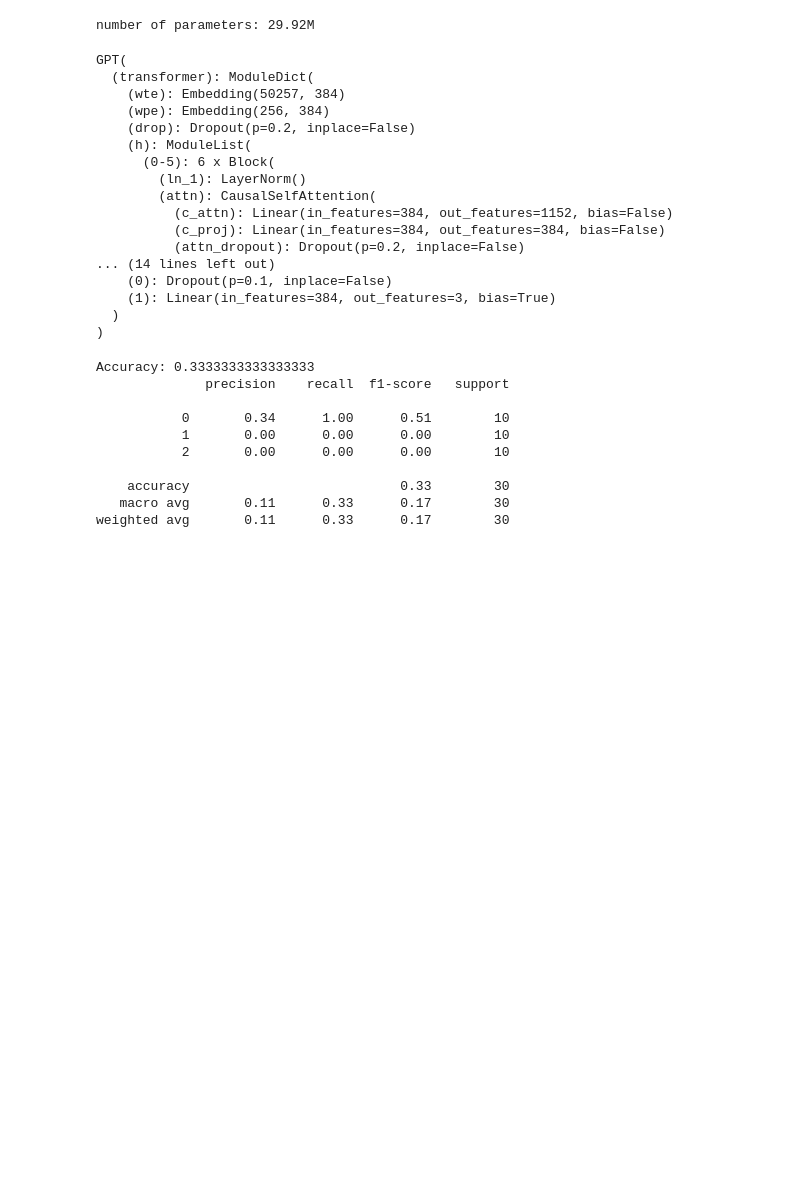
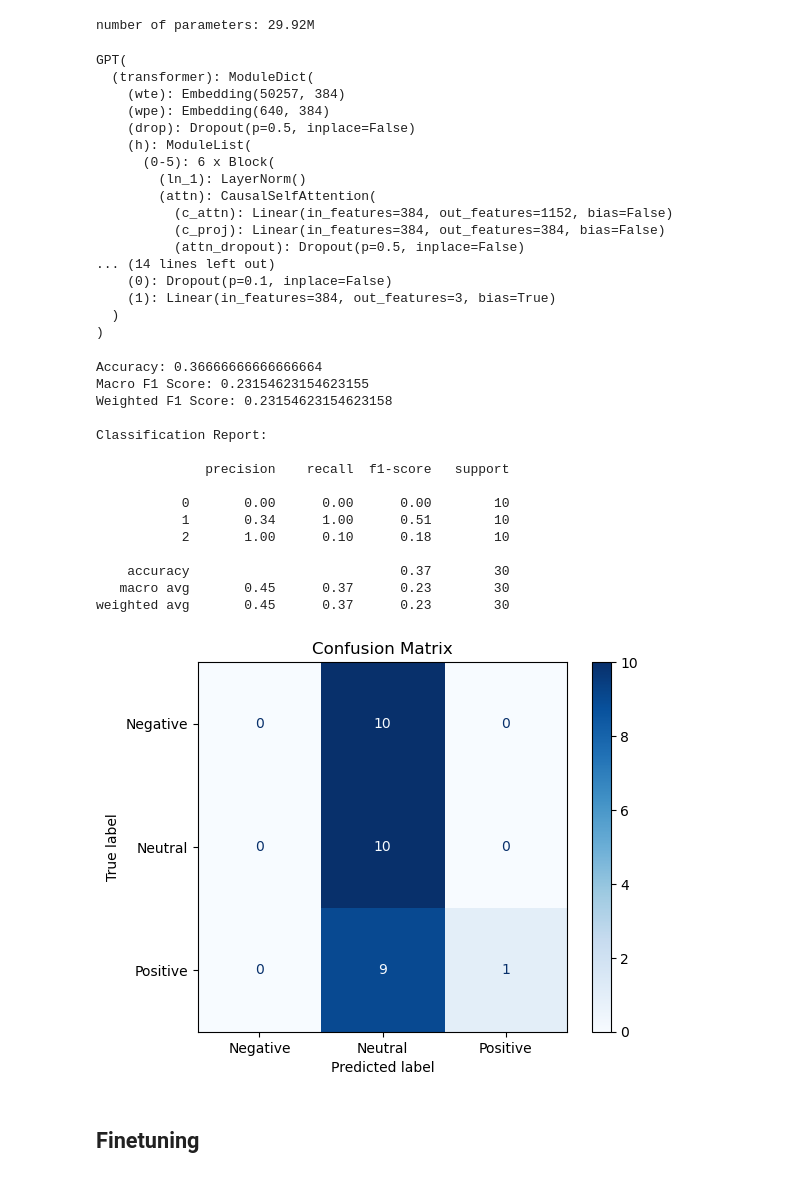
Before and after one commit to ovguyo/sentiment-analysis, a Jupyter notebook: EDA and train.ipynb, the cells around one changed output. Cells and saved outputs as stored; diff of their text form; code cells hidden in the pictures; blank space fills up the shorter version.

Commit message:
eval function added, clean up

```diff
--- a/EDA and train.ipynb
+++ b/EDA and train.ipynb
@@ -256,8 +329,7 @@ wandb: Find logs at: wandb/run-20250404_205716-5hz5byh9/logs
 test_df = pd.read_csv("data/customer_service/test.csv")
 test_df = test_df[['conversation', 'customer_sentiment']]
 # %%
-test_df['conversation'] = test_df['conversation'].apply(clean_text)
-test_df['conversation'] = test_df['conversation'].apply(lambda x: remove_agent_phrases(x.lower()))
+test_df['conversation'] = test_df['conversation'].apply(clean_conversation)
 # %%
 test_df['label'] = label_encoder.fit_transform(test_df['customer_sentiment'])
 test_texts = test_df['conversation'].astype(str).tolist()
@@ -268,0 +337,2 @@ array([0, 1, 2])
+# %%
+test_data = [(encode(text), label) for text, label in zip(test_df['conversation'], test_df['label'])]
@@ -271,7 +349,7 @@ array([0, 1, 2])
 from model import GPTConfig, GPT
 import torch
 
-out_dir = 'out'
+out_dir = 'out_scratch'
 ckpt_path = os.path.join(out_dir, 'ckpt.pt')
 checkpoint = torch.load(ckpt_path, map_location="cuda")
 gptconf = GPTConfig(**checkpoint['model_args'])
@@ -284,63 +362,17 @@ model
 GPT(
   (transformer): ModuleDict(
     (wte): Embedding(50257, 384)
-    (wpe): Embedding(256, 384)
-    (drop): Dropout(p=0.2, inplace=False)
+    (wpe): Embedding(640, 384)
+    (drop): Dropout(p=0.5, inplace=False)
     (h): ModuleList(
       (0-5): 6 x Block(
         (ln_1): LayerNorm()
         (attn): CausalSelfAttention(
           (c_attn): Linear(in_features=384, out_features=1152, bias=False)
           (c_proj): Linear(in_features=384, out_features=384, bias=False)
-          (attn_dropout): Dropout(p=0.2, inplace=False)
+          (attn_dropout): Dropout(p=0.5, inplace=False)
 ... (14 lines left out)
     (0): Dropout(p=0.1, inplace=False)
     (1): Linear(in_features=384, out_features=3, bias=True)
   )
 )
-# %%
-batch_size = 8
-preds = []
-targets = []
-device = "cuda"
-
-model = model.to(device)
-
-model.eval()
-
-with torch.no_grad():
-    for i in range(0, len(test_texts), batch_size):
-        batch_texts = test_texts[i:i+batch_size]
-        batch_labels = test_labels[i:i+batch_size]
-
-        # Encode and pad
-        encoded = [encode(text.lower())[:256] for text in batch_texts]
-        max_len = max(len(seq) for seq in encoded)
-        padded = [seq + [0] * (max_len - len(seq)) for seq in encoded]
-
-        input_tensor = torch.tensor(padded, dtype=torch.long).to(device)
-        label_tensor = torch.tensor(batch_labels, dtype=torch.long).to(device)
-
-        # Forward pass (logits = [batch_size, num_classes])
-        logits, _ = model(input_tensor)
-        pred = torch.argmax(logits, dim=-1)
-
-        preds.extend(pred.cpu().tolist())
-        targets.extend(label_tensor.cpu().tolist())
-# %%
-# Evaluation
-from sklearn.metrics import accuracy_score, classification_report
-
-print("Accuracy:", accuracy_score(targets, preds))
-print(classification_report(targets, preds))  # if using LabelEncoder
-# %% [output]
-Accuracy: 0.3333333333333333
-              precision    recall  f1-score   support
-
-           0       0.34      1.00      0.51        10
-           1       0.00      0.00      0.00        10
-           2       0.00      0.00      0.00        10
-
-    accuracy                           0.33        30
-   macro avg       0.11      0.33      0.17        30
-weighted avg       0.11      0.33      0.17        30
@@ -346,0 +441,21 @@ weighted avg       0.11      0.33      0.17        30
+# %%
+evaluate_model(model, test_data)
+# %% [output]
+Accuracy: 0.36666666666666664
+Macro F1 Score: 0.23154623154623155
+Weighted F1 Score: 0.23154623154623158
+
+Classification Report:
+
+              precision    recall  f1-score   support
+
+           0       0.00      0.00      0.00        10
+           1       0.34      1.00      0.51        10
+           2       1.00      0.10      0.18        10
+
+    accuracy                           0.37        30
+   macro avg       0.45      0.37      0.23        30
+weighted avg       0.45      0.37      0.23        30
+[figure, added]
+# %% [markdown]
+## Finetuning
```
Also changed, not shown: parts of 36 cells of this notebook.
